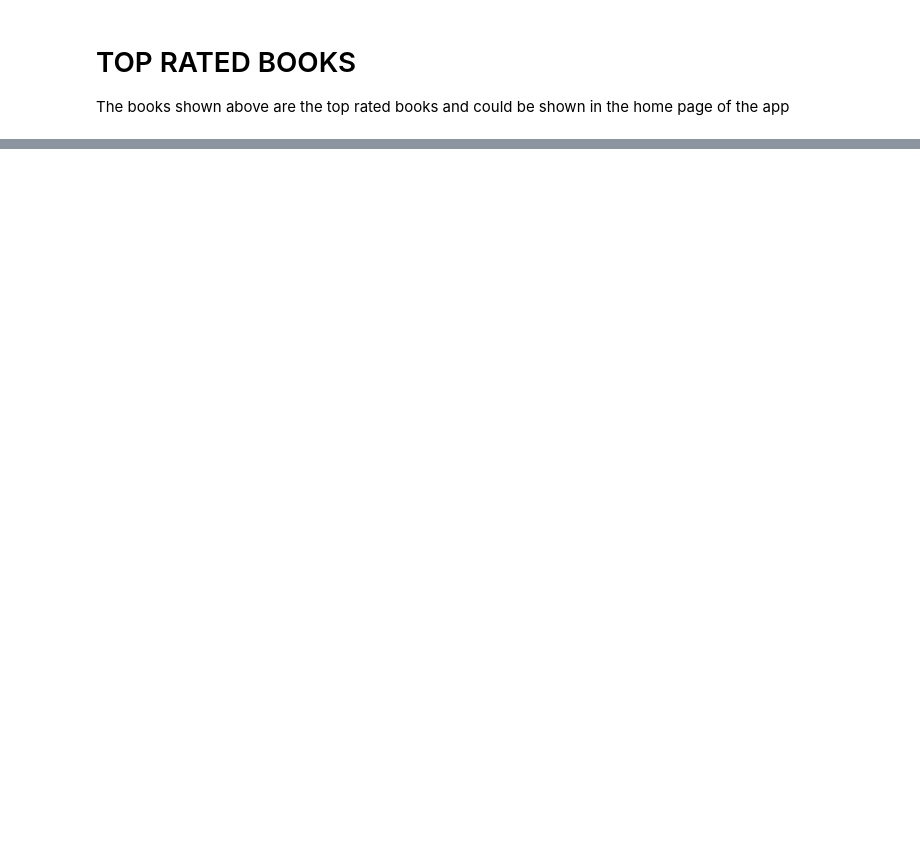
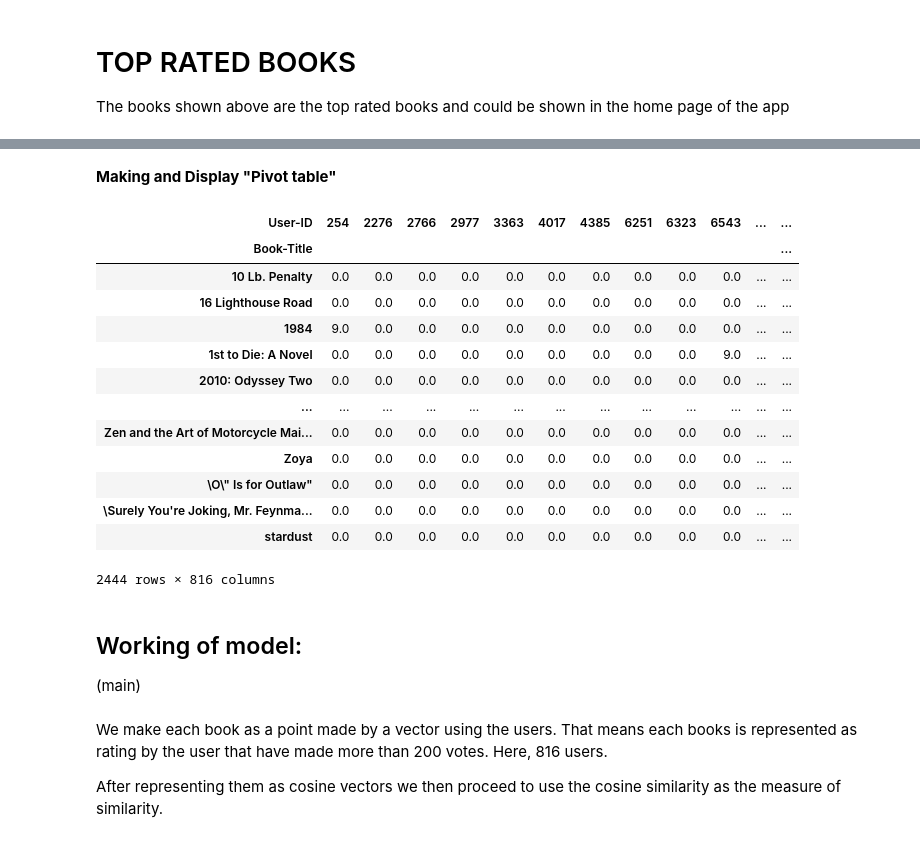
Before and after one commit to nguendh/BookRec, a Jupyter notebook: main.ipynb, the cells around one changed output, grey strips where cells are left out. Saved outputs shown, nothing was run; the diff lists cells and outputs as text; code cells hidden in the pictures; blank space fills up the shorter version.

```diff
--- a/main.ipynb
+++ b/main.ipynb
@@ -1097,0 +1078,4 @@ The books shown above are the top rated books and could be shown in the home pag
+# %%
+books_with_users_200 = pd.merge(users_200, ratings_books_merged, on='User-ID')
+display(books_with_users_200.shape)
+books_with_users_200.head()
@@ -1097,0 +1107,4 @@ The books shown above are the top rated books and could be shown in the home pag
+# %%
+books_ratings_count = ratings_books_merged.groupby('Book-Title').count()['ISBN'].sort_values(ascending=False).reset_index()
+books_ratings_count.rename(columns={'ISBN':'Number-of-Book-Ratings'}, inplace=True)
+books_ratings_count.head()
@@ -1097,0 +1118,4 @@ The books shown above are the top rated books and could be shown in the home pag
+# %%
+books_ratings_50 = books_ratings_count[books_ratings_count['Number-of-Book-Ratings']>=50]
+display(books_ratings_50.shape)
+books_ratings_50.head()
@@ -1097,0 +1134,4 @@ The books shown above are the top rated books and could be shown in the home pag
+# %%
+filtered_books = pd.merge(books_ratings_50, books_with_users_200,  on='Book-Title')
+display(filtered_books.shape)
+filtered_books.head()
@@ -1097,0 +1167,28 @@ The books shown above are the top rated books and could be shown in the home pag
+# %% [markdown]
+**Making and Display "Pivot table"**
+# %%
+pt = filtered_books.pivot_table(index='Book-Title',columns='User-ID', values='Book-Rating')
+pt.fillna(0, inplace=True)
+pt
+# %% [output]
+| User-ID | 254 | 2276 | 2766 | 2977 | 3363 | 4017 | 4385 | 6251 | 6323 | 6543 | ... | ... |
+| Book-Title |  |  |  |  |  |  |  |  |  |  |  | ... |
+| 10 Lb. Penalty | 0.0 | 0.0 | 0.0 | 0.0 | 0.0 | 0.0 | 0.0 | 0.0 | 0.0 | 0.0 | ... | ... |
+| 16 Lighthouse Road | 0.0 | 0.0 | 0.0 | 0.0 | 0.0 | 0.0 | 0.0 | 0.0 | 0.0 | 0.0 | ... | ... |
+| 1984 | 9.0 | 0.0 | 0.0 | 0.0 | 0.0 | 0.0 | 0.0 | 0.0 | 0.0 | 0.0 | ... | ... |
+| 1st to Die: A Novel | 0.0 | 0.0 | 0.0 | 0.0 | 0.0 | 0.0 | 0.0 | 0.0 | 0.0 | 9.0 | ... | ... |
+| 2010: Odyssey Two | 0.0 | 0.0 | 0.0 | 0.0 | 0.0 | 0.0 | 0.0 | 0.0 | 0.0 | 0.0 | ... | ... |
+| ... | ... | ... | ... | ... | ... | ... | ... | ... | ... | ... | ... | ... |
+| Zen and the Art of Motorcycle Mai... | 0.0 | 0.0 | 0.0 | 0.0 | 0.0 | 0.0 | 0.0 | 0.0 | 0.0 | 0.0 | ... | ... |
+| Zoya | 0.0 | 0.0 | 0.0 | 0.0 | 0.0 | 0.0 | 0.0 | 0.0 | 0.0 | 0.0 | ... | ... |
+| \O\" Is for Outlaw" | 0.0 | 0.0 | 0.0 | 0.0 | 0.0 | 0.0 | 0.0 | 0.0 | 0.0 | 0.0 | ... | ... |
+| \Surely You're Joking, Mr. Feynma... | 0.0 | 0.0 | 0.0 | 0.0 | 0.0 | 0.0 | 0.0 | 0.0 | 0.0 | 0.0 | ... | ... |
+| stardust | 0.0 | 0.0 | 0.0 | 0.0 | 0.0 | 0.0 | 0.0 | 0.0 | 0.0 | 0.0 | ... | ... |
+2444 rows × 816 columns
+# %% [markdown]
+## Working of model:
+(main)
+# %% [markdown]
+We make each book as a point made by a vector using the users. That means each books is represented as rating by the user that have made more than 200 votes. Here, 816 users.
+
+After representing them as cosine vectors we then proceed to use the cosine similarity as the measure of similarity.
```
Also changed, not shown: parts of 44 cells of this notebook.
